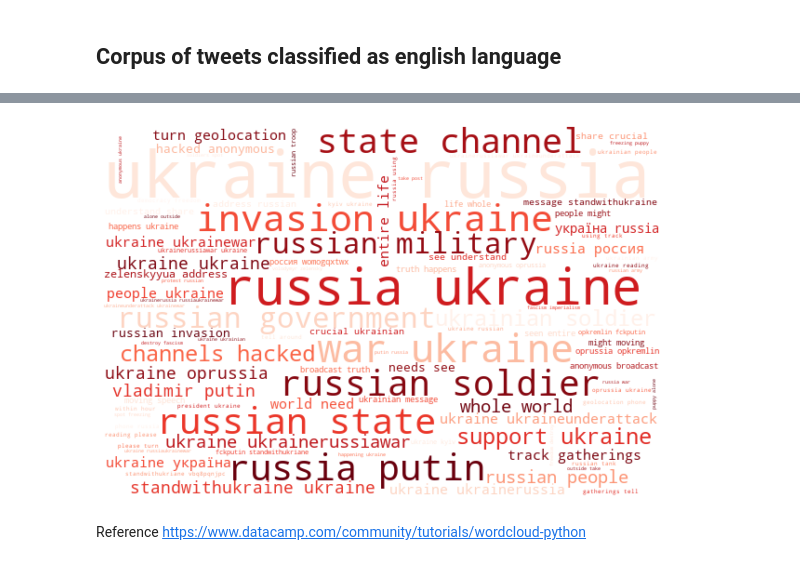
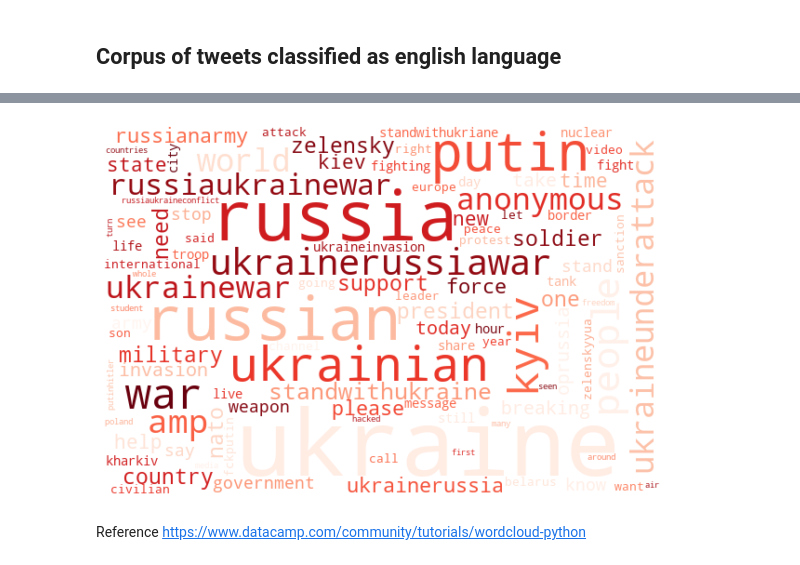
Before and after one commit to morrisgpeter/text-mining-ukraine-russia, a Jupyter notebook: Text mining.ipynb, the cells around one changed output, grey strips where cells are left out. Drawn from its saved outputs; the diff is of its cells as text; code cells hidden in the pictures.

```diff
--- a/Text mining.ipynb
+++ b/Text mining.ipynb
@@ -278,17 +294,19 @@ all_words = ' '.join([word for word in df['text_token'][df.language=="en"]])
 # %%
 wordcloud = WordCloud(width=600,
                      height=400,
                      random_state=2,
                      max_words=100,
                      background_color="white",
                      colormap="Reds",
+                     repeat=False,
+                     collocations=False,
                      max_font_size=100).generate(all_words)
 
 plt.figure(figsize=(10, 7))
 plt.imshow(wordcloud, interpolation='bilinear')
 plt.axis('off');
 # %% [output]
-[figure, old version]
+[figure, new version]
 # %% [markdown]
 Reference
 https://www.datacamp.com/community/tutorials/wordcloud-python
```
Also changed, not shown: parts of 5 cells of this notebook.
